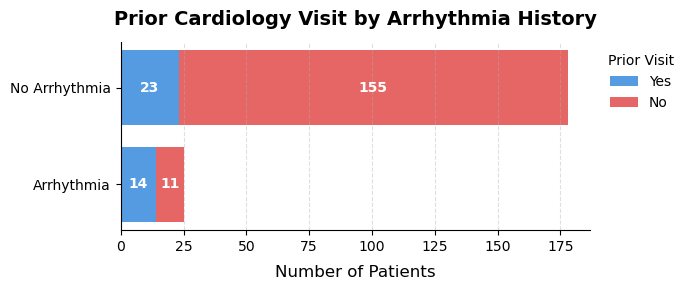
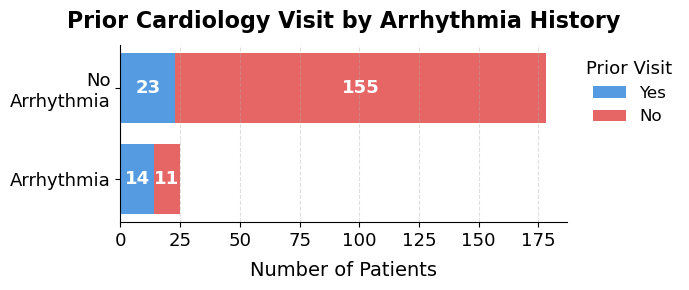
Code edit (unified diff) that turned the first committed figure into the second:
--- before
+++ after
@@ -28,18 +28,21 @@
                     bar.get_y() + bar.get_height() / 2,
                     f'{int(val)}', ha='center', va='center',
-                    fontsize=10, color='white', fontweight='bold')
+                    fontsize=13, color='white', fontweight='bold')  # ← up from 10
     lefts += values
 
 ax.set_xlim(0, None)
 ax.set_yticks(y_pos)
-ax.set_yticklabels(y_cats)
+ax.set_yticklabels(['Arrhythmia', 'No\nArrhythmia'], fontsize=13)  # ← two lines, larger
 ax.xaxis.set_major_formatter(plt.FuncFormatter(lambda x, _: f'{int(x)}'))
-ax.set_xlabel('Number of Patients', fontsize=12, labelpad=8)
-ax.set_title('Prior Cardiology Visit by Arrhythmia History', fontsize=14, fontweight='bold', pad=12)
+ax.tick_params(axis='x', labelsize=13)  # ← x-axis tick font
+ax.set_xlabel('Number of Patients', fontsize=14, labelpad=8)  # ← up from 12
+ax.set_title('Prior Cardiology Visit by Arrhythmia History', fontsize=16,  # ← up from 14
+             fontweight='bold', pad=12)
 
 ax.spines['top'].set_visible(False)
 ax.spines['right'].set_visible(False)
 ax.grid(axis='x', linestyle='--', alpha=0.4)
-ax.legend(title='Prior Visit', frameon=False, bbox_to_anchor=(1.01, 1), loc='upper left')
+ax.legend(title='Prior Visit', fontsize=12, title_fontsize=13,  # ← explicit legend fonts
+          frameon=False, bbox_to_anchor=(1.01, 1), loc='upper left')
 
 plt.tight_layout()

Commit: Updated font sizes